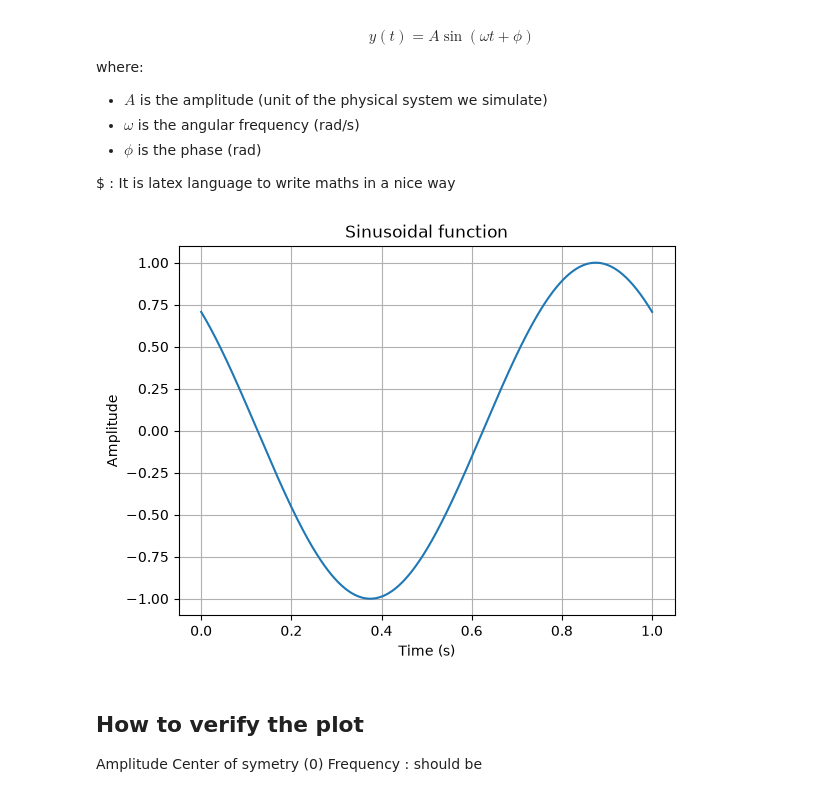
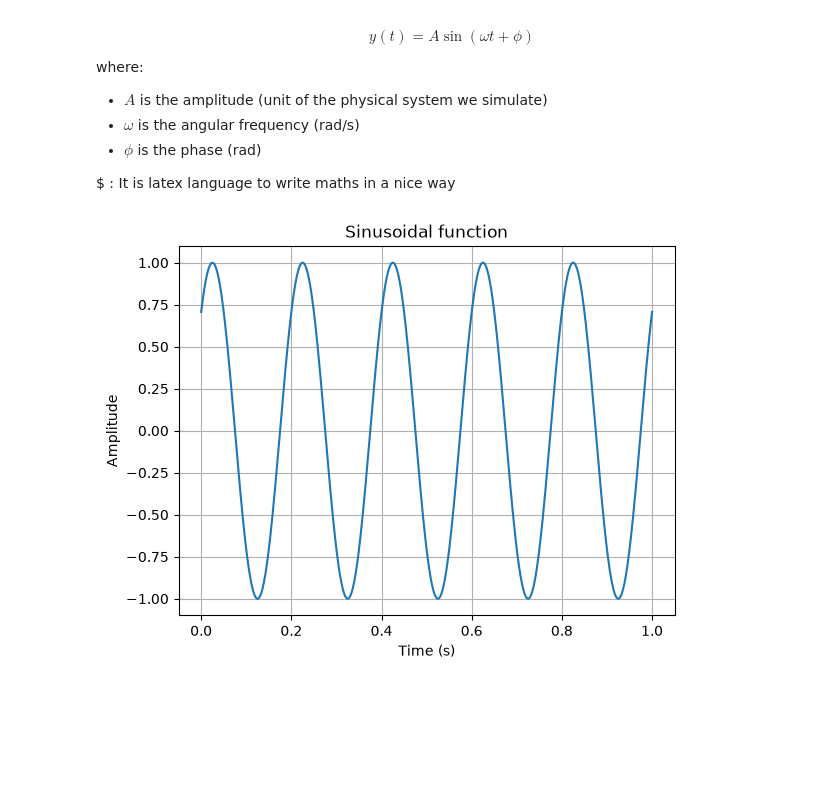
Before and after one commit to GaiaGas/Python-Series02, a Jupyter notebook: python-series02.ipynb, the cells around one changed output. Cells and saved outputs as stored; diff of their text form; code cells hidden in the pictures; blank space fills up the shorter version.

```diff
--- a/python-series02.ipynb
+++ b/python-series02.ipynb
@@ -20,31 +20,26 @@ $ : It is latex language to write maths in a nice way
 # %%
 # import library
 
 import numpy as np
 import matplotlib.pyplot as plt
 
 # Create a plot
 
 # Create a numpy array called t that contains values from 0 to 1
 t = np.linspace(0,1,1000)
 # Create a numpy array called s that contains the values of a sine fonction of t (s is for signal)
-s = np.sin(2* np.pi * 1 * t + 3*np.pi/4) # 2pi : one wave
+s = np.sin(2* np.pi * 5 * t + np.pi/4) # 2pi : one wave
 # Plot s as a function of t
 plt.plot(t,s)
 # Add a title to the plot
 plt.title('Sinusoidal function')
 # Add a label to the x axis
 plt.xlabel('Time (s)')
 # Add a label to the y axis
 plt.ylabel('Amplitude')
 # Add a grid to the plot
 plt.grid(True)
 # Save the plot as a png file
+plt.savefig('sine_wave_png')
 # %% [output]
-[figure, old version]
+[figure, new version]
-# %% [markdown]
-## How to verify the plot
-
-Amplitude
-Center of symetry (0)
-Frequency : should be
```
